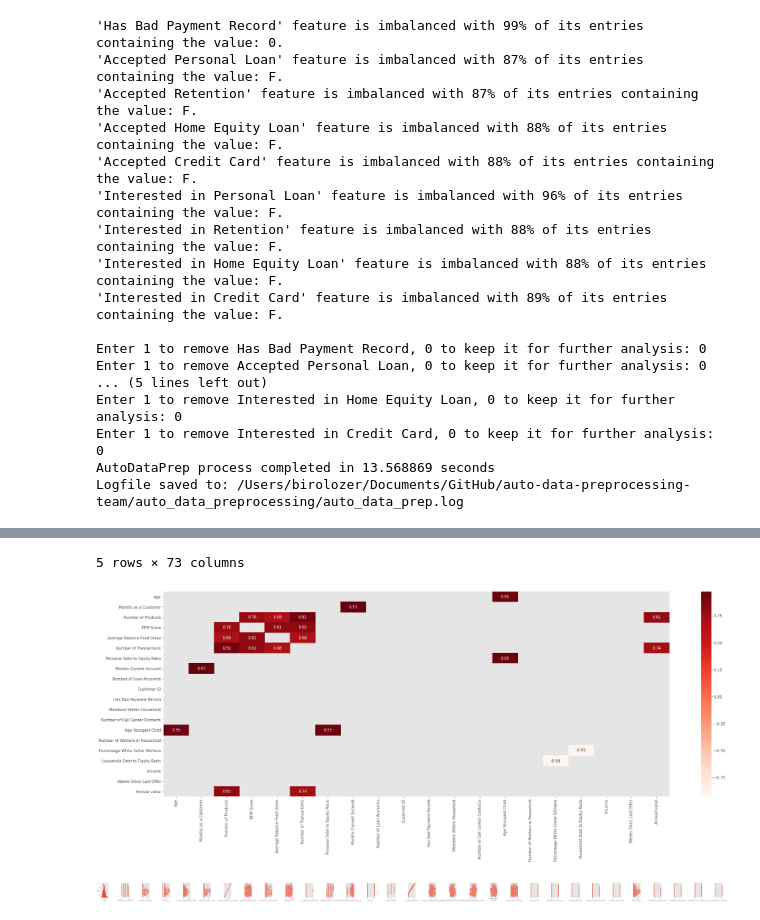
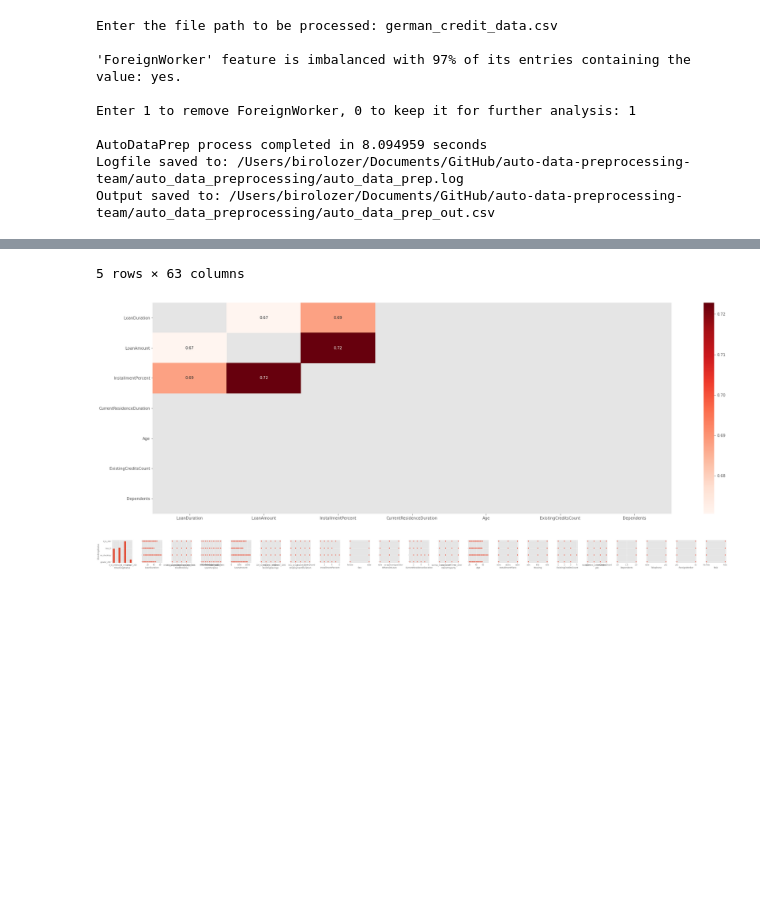
Before and after one commit to TeamTrainee/auto-data-preprocessing, a Jupyter notebook: auto_data_preprocessing/main.ipynb, the cells around one changed output, grey strips where cells are left out. Cells and saved outputs as stored; diff of their text form; code cells hidden in the pictures; blank space fills up the shorter version.

Commit message:
added further comments

```diff
--- a/auto_data_preprocessing/main.ipynb
+++ b/auto_data_preprocessing/main.ipynb
@@ -20,36 +1,42 @@ df = df[:70000]
 # %%
+# %run AutoDataPrep.py
+# %run Imbalanced.py
+
+# if code is running on IBM Cloud Pak, comment out
+%run AutoDataPrep.ipynb
+%run Imbalanced.ipynb
+
+import pandas as pd
+
+file_path = input("Enter the file path to be processed: ")
+
+# if code is running on IBM Cloud Pak, uncomment
+# from ibm_watson_studio_lib import access_project_or_space
+# wslib = access_project_or_space()
+# df = pd.read_csv(wslib.mount.get_data_path(file_path))
+# df.head()
+
+# if code is running on IBM Cloud Pak, comment and run
+df = pd.read_csv(file_path)
+
 imbalanced_dict, info_message = Imbalanced.handle(df)
-"""
-options = st.multiselect(
-     'Select the features you wish to be removed from further analysis',
-     list(imbalanced_dict.keys()))
-
-st.write('You selected:', options)
-"""
 cols_to_remove = []
-print(info_message)
+print('\n' + info_message)
 for key in imbalanced_dict.keys():
     txt = 'Enter 1 to remove ' + key + ', 0 to keep it for further analysis: '
     rem = int(input(txt))
     if rem == 1:
         cols_to_remove.append(key)
+
 pipeline = AutoDataPrep(df, cols_to_remove)
 pipeline.output.head()
 # %% [output]
-'Has Bad Payment Record' feature is imbalanced with 99% of its entries containing the value: 0.
-'Accepted Personal Loan' feature is imbalanced with 87% of its entries containing the value: F.
-'Accepted Retention' feature is imbalanced with 87% of its entries containing the value: F.
-'Accepted Home Equity Loan' feature is imbalanced with 88% of its entries containing the value: F.
-'Accepted Credit Card' feature is imbalanced with 88% of its entries containing the value: F.
-'Interested in Personal Loan' feature is imbalanced with 96% of its entries containing the value: F.
-'Interested in Retention' feature is imbalanced with 88% of its entries containing the value: F.
-'Interested in Home Equity Loan' feature is imbalanced with 88% of its entries containing the value: F.
-'Interested in Credit Card' feature is imbalanced with 89% of its entries containing the value: F.
+Enter the file path to be processed: german_credit_data.csv
 
-Enter 1 to remove Has Bad Payment Record, 0 to keep it for further analysis: 0
-Enter 1 to remove Accepted Personal Loan, 0 to keep it for further analysis: 0
-... (5 lines left out)
-Enter 1 to remove Interested in Home Equity Loan, 0 to keep it for further analysis: 0
-Enter 1 to remove Interested in Credit Card, 0 to keep it for further analysis: 0
-AutoDataPrep process completed in 13.568869 seconds
+'ForeignWorker' feature is imbalanced with 97% of its entries containing the value: yes.
+
+Enter 1 to remove ForeignWorker, 0 to keep it for further analysis: 1
+
+AutoDataPrep process completed in 8.094959 seconds
 Logfile saved to: /Users/birolozer/Documents/GitHub/auto-data-preprocessing-team/auto_data_preprocessing/auto_data_prep.log
+Output saved to: /Users/birolozer/Documents/GitHub/auto-data-preprocessing-team/auto_data_preprocessing/auto_data_prep_out.csv
@@ -62,3 +49,3 @@ Logfile saved to: /Users/birolozer/Documents/GitHub/auto-data-preprocessing-team
-5 rows × 73 columns
+5 rows × 63 columns
-[figure, old version]
+[figure, new version]
-[figure, old version]
+[figure, new version]
```
Also changed, not shown: parts of 7 cells of this notebook, 2 other files.
